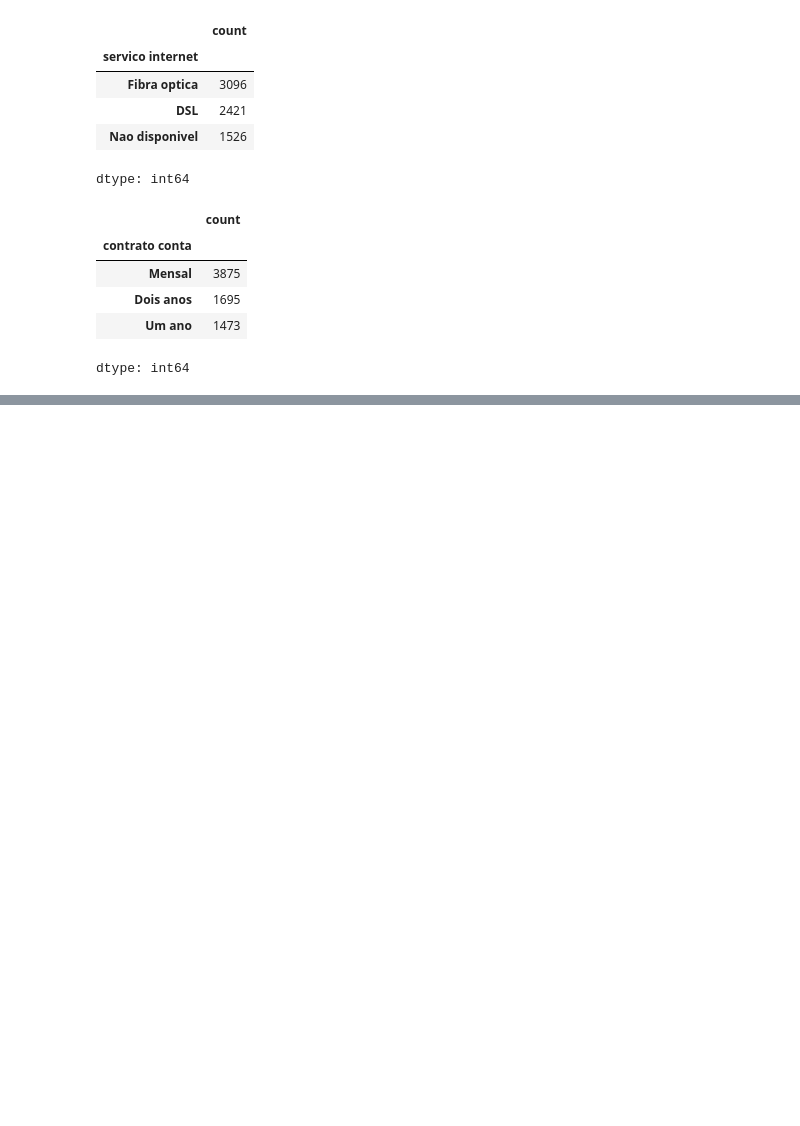
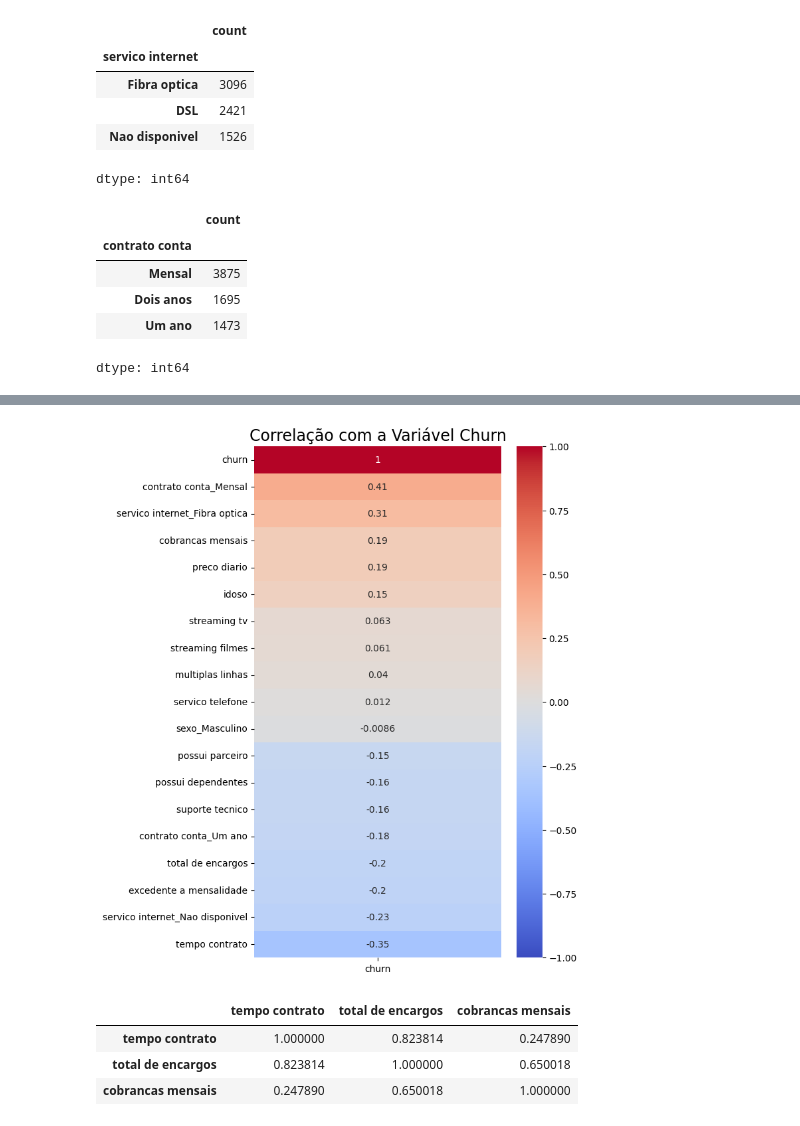
Before and after one commit to DaDosValle/Analise_Preditiva-Machine_Learning-TelecomX, a Jupyter notebook: Analise_Preditiva_TelecomX.ipynb, the cells around one changed output, grey strips where cells are left out. Cells and saved outputs as stored; diff of their text form; code cells hidden in the pictures; blank space fills up the shorter version.

```diff
--- a/Analise_Preditiva_TelecomX.ipynb
+++ b/Analise_Preditiva_TelecomX.ipynb
@@ -76,0 +93,10 @@ dtype: int64
+# %%
+df = dados.copy()
+
+df = pd.get_dummies(df, columns=['sexo',
+    'servico internet',
+    'contrato conta'
+], drop_first=True)
+# %%
+df = df.drop(['churn_label'], axis=1)
+df
@@ -77 +137,21 @@ dtype: int64
+# %%
+plt.figure(figsize=(6, 10))
+
+# Correlação das variáveis explicativas com a variavel churn
+corr_churn = df.corr(numeric_only=True)[['churn']].sort_values(by='churn', ascending=False)
+
+sns.heatmap(corr_churn, annot=True, cmap='coolwarm', vmin=-1, vmax=1)
+
+plt.title('Correlação com a Variável Churn', fontsize=17)
+plt.show()
+# %% [output]
+[figure, added]
+# %%
+# Tratando para evitar multicolirade
+df[['tempo contrato','total de encargos','cobrancas mensais']].corr()
+# %% [output]
+|  | tempo contrato | total de encargos | cobrancas mensais |
+| tempo contrato | 1.000000 | 0.823814 | 0.247890 |
+| total de encargos | 0.823814 | 1.000000 | 0.650018 |
+| cobrancas mensais | 0.247890 | 0.650018 | 1.000000 |
 # %%
```
Also changed, not shown: parts of 13 cells of this notebook.
